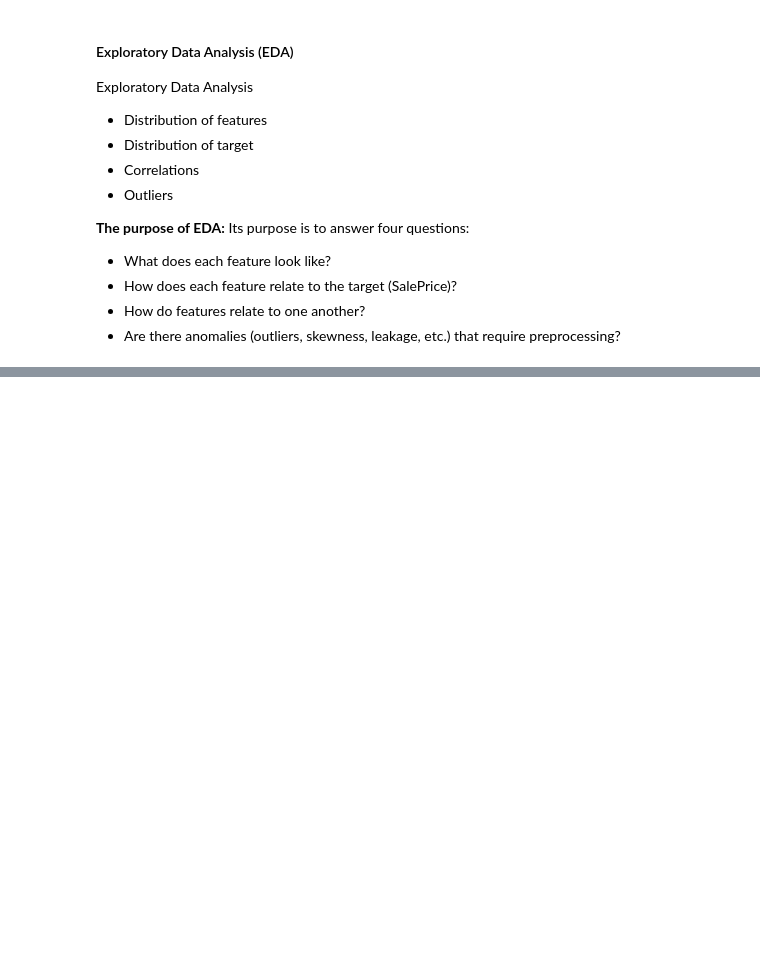
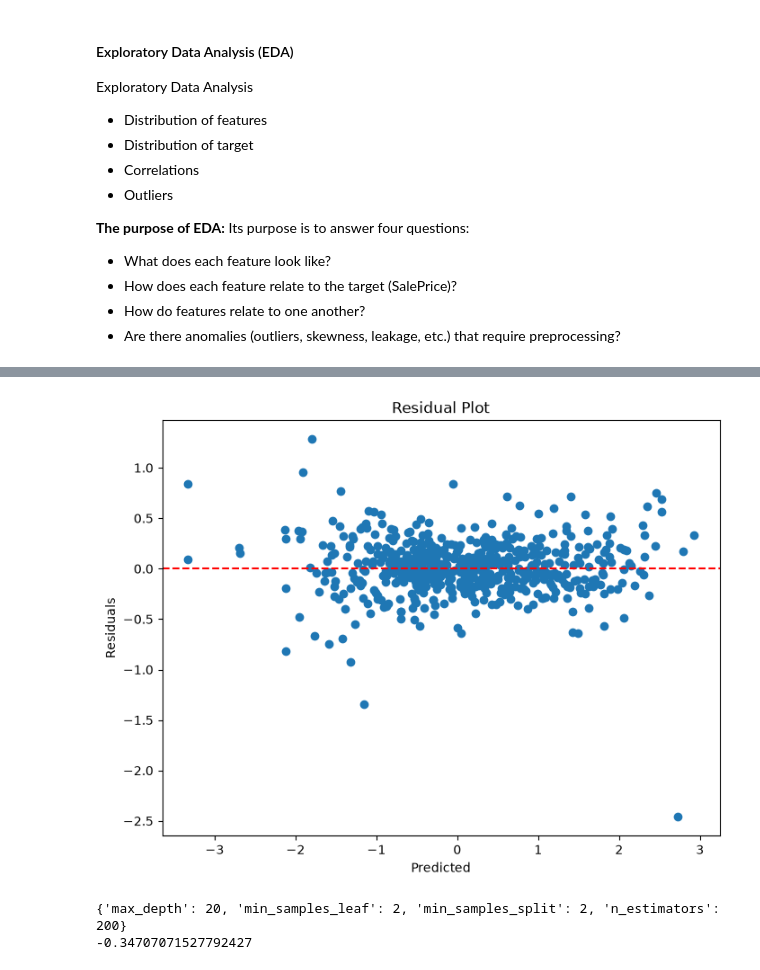
Before and after one commit to ifaixal/Housing_Price_Prediction, a Jupyter notebook: Python.ipynb, the cells around one changed output, grey strips where cells are left out. Drawn from its saved outputs; the diff is of its cells as text; code cells hidden in the pictures; blank space fills up the shorter version.

```diff
--- a/Python.ipynb
+++ b/Python.ipynb
@@ -179,0 +388,20 @@ plt.show()
+# %%
+results = []
+
+for name, model in models.items():
+
+    model.fit(X_train, y_train)
+
+    predictions = model.predict(X_test)
+
+    rmse = np.sqrt(mean_squared_error(y_test, predictions))
+    mae = mean_absolute_error(y_test, predictions)
+
+    results.append({
+        "Model": name,
+        "RMSE": rmse,
+        "MAE": mae
+    })
+
+results_df = pd.DataFrame(results)
+results_df.sort_values("RMSE")
@@ -179,0 +452,48 @@ plt.show()
+# %%
+best_model = GradientBoostingRegressor(random_state=42)
+
+best_model.fit(X_train, y_train)
+
+predictions = best_model.predict(X_test)
+
+residuals = y_test - predictions
+# %%
+plt.figure(figsize=(8,6))
+
+plt.scatter(
+    x=predictions,
+    y=residuals
+)
+
+plt.axhline(0, color="red", linestyle="--")
+
+plt.xlabel("Predicted")
+plt.ylabel("Residuals")
+plt.title("Residual Plot")
+
+plt.show()
+# %% [output]
+[figure, added]
+# %%
+param_grid = {
+    "n_estimators": [100, 200, 300],
+    "max_depth": [10, 20, None],
+    "min_samples_split": [2, 5],
+    "min_samples_leaf": [1, 2]
+}
+
+grid_search = GridSearchCV(
+    RandomForestRegressor(random_state=42),
+    param_grid,
+    cv=5,
+    scoring="neg_root_mean_squared_error",
+    n_jobs=-1
+)
+
+grid_search.fit(X_train, y_train)
+
+print(grid_search.best_params_)
+print(grid_search.best_score_)
+# %% [output]
+{'max_depth': 20, 'min_samples_leaf': 2, 'min_samples_split': 2, 'n_estimators': 200}
+-0.34707071527792427
```
Also changed, not shown: parts of 26 cells of this notebook, 1 other file.
